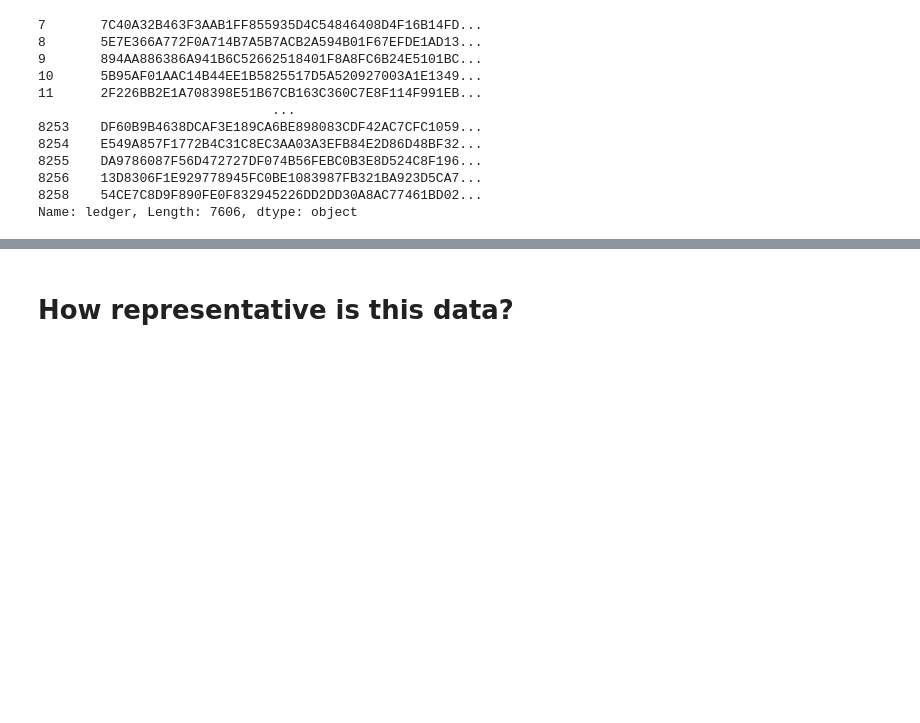
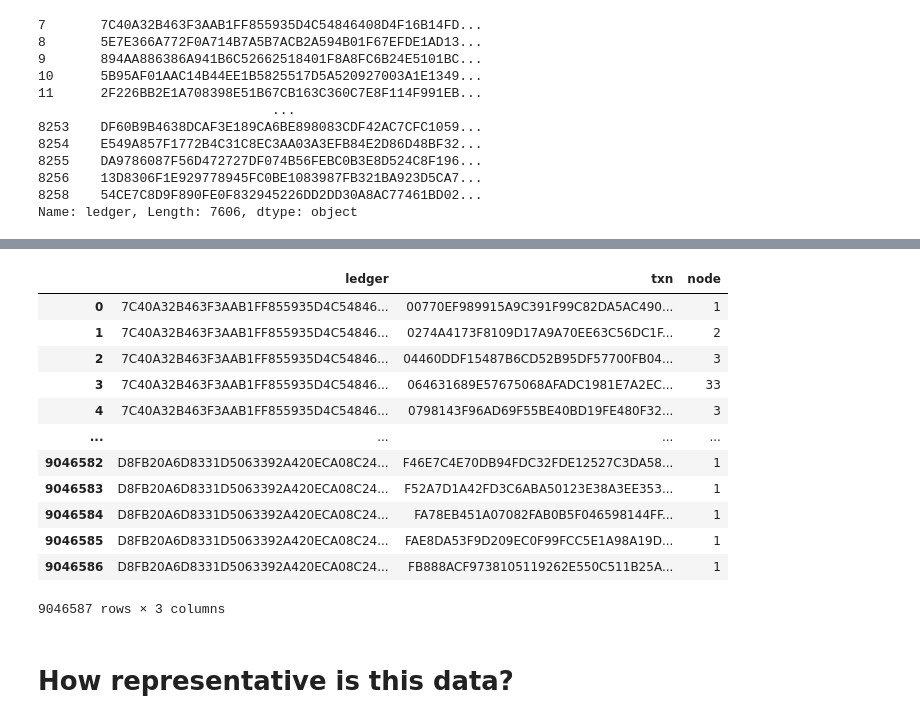
Before and after one commit to thejohnfreeman/data-xrpl-proposals, a Jupyter notebook: tsets.ipynb, the cells around one changed output, grey strips where cells are left out. Saved outputs shown, nothing was run; the diff lists cells and outputs as text; code cells hidden in the pictures; blank space fills up the shorter version.

```diff
--- a/tsets.ipynb
+++ b/tsets.ipynb
@@ -172,3 +192,21 @@ ptxns
+# %%
+# Initial support for each transaction per ledger.
+support = ptxns.groupby(['ledger', 'txn'], sort=False)['node'].count().reset_index()
+support
+# %% [output]
+|  | ledger | txn | node |
+| 0 | 7C40A32B463F3AAB1FF855935D4C54846... | 00770EF989915A9C391F99C82DA5AC490... | 1 |
+| 1 | 7C40A32B463F3AAB1FF855935D4C54846... | 0274A4173F8109D17A9A70EE63C56DC1F... | 2 |
+| 2 | 7C40A32B463F3AAB1FF855935D4C54846... | 04460DDF15487B6CD52B95DF57700FB04... | 3 |
+| 3 | 7C40A32B463F3AAB1FF855935D4C54846... | 064631689E57675068AFADC1981E7A2EC... | 33 |
+| 4 | 7C40A32B463F3AAB1FF855935D4C54846... | 0798143F96AD69F55BE40BD19FE480F32... | 3 |
+| ... | ... | ... | ... |
+| 9046582 | D8FB20A6D8331D5063392A420ECA08C24... | F46E7C4E70DB94FDC32FDE12527C3DA58... | 1 |
+| 9046583 | D8FB20A6D8331D5063392A420ECA08C24... | F52A7D1A42FD3C6ABA50123E38A3EE353... | 1 |
+| 9046584 | D8FB20A6D8331D5063392A420ECA08C24... | FA78EB451A07082FAB0B5F046598144FF... | 1 |
+| 9046585 | D8FB20A6D8331D5063392A420ECA08C24... | FAE8DA53F9D209EC0F99FCC5E1A98A19D... | 1 |
+| 9046586 | D8FB20A6D8331D5063392A420ECA08C24... | FB888ACF9738105119262E550C511B25A... | 1 |
+9046587 rows × 3 columns
 # %% [markdown]
 # How representative is this data?
 # %%
```
Also changed, not shown: parts of 31 cells of this notebook.
